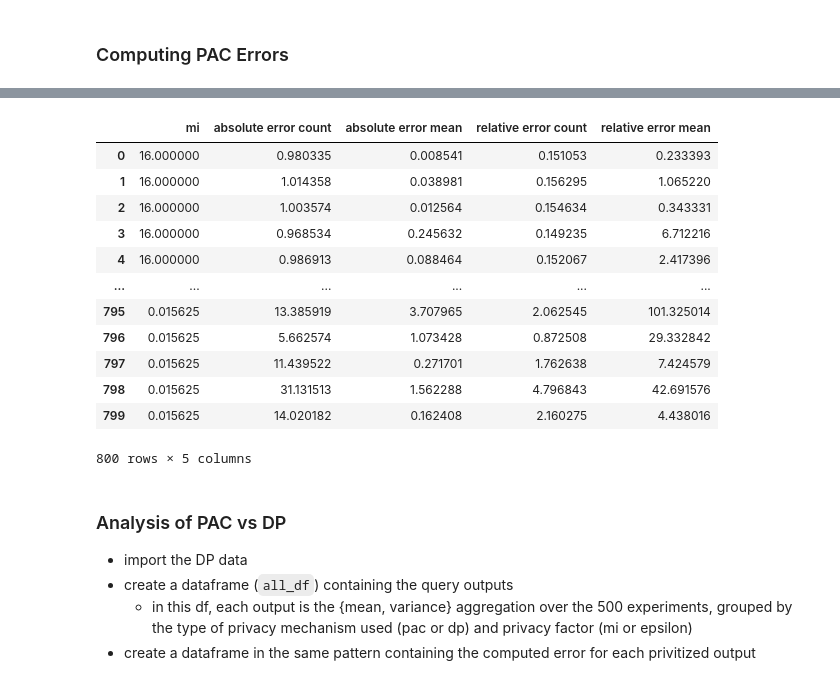
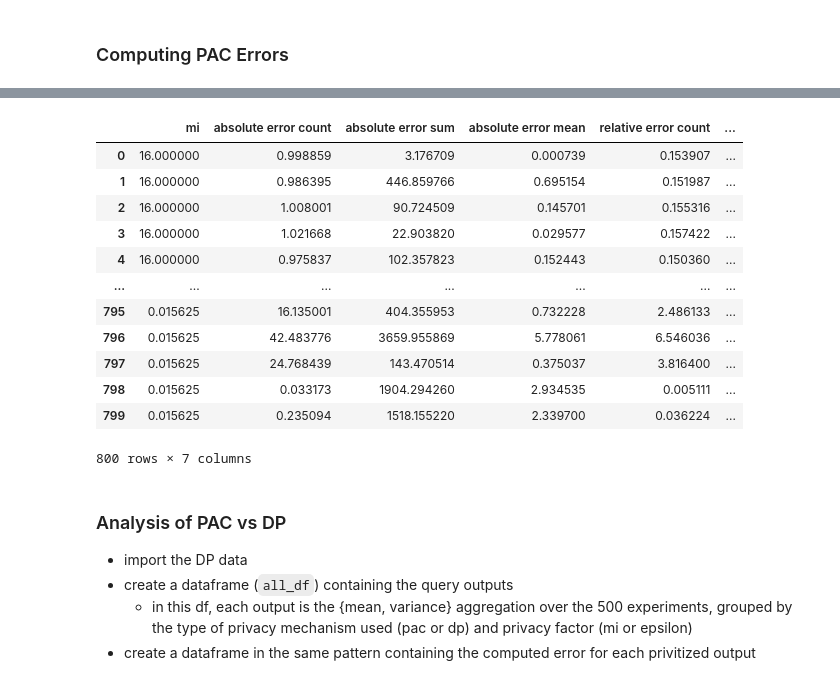
Before and after one commit to michaelnoguera/pacdb, a Jupyter notebook: pac-student_performance-sparkless.ipynb, the cells around one changed output, grey strips where cells are left out. Cells and saved outputs as stored; diff of their text form; code cells hidden in the pictures.

Commit message:
Compute sum as count * mean

```diff
--- a/pac-student_performance-sparkless.ipynb
+++ b/pac-student_performance-sparkless.ipynb
@@ -71,7 +71,7 @@ SAMPLES = 512
 assert SAMPLES % 2 == 0, "We need an even number of samples for paired sampling."
 number_of_pairs = SAMPLES // 2
 
-true_result = por_df['absences'].agg(['count', 'mean']).to_numpy() # Save the true result of the query for later
+true_result = por_df['absences'].agg(['count', 'sum', 'mean']).to_numpy() # Save the true result of the query for later
 number_of_contributing_rows = por_df['absences'].count()
 
 def rowwise_paired_sample(df: DataFrame) -> Tuple[DataFrame, DataFrame]:
@@ -223,12 +201,16 @@ if GENERATE:
         for e in range(EXPERIMENTS):
             out_np = generate_samples()
             noisy_output = do_pac_and_release(out_np, mi)
+            # manually correct count = count * 2
+            noisy_output[0] = noisy_output[0] * 2
+            # manually add sum as count * mean
+            noisy_output = [noisy_output[0], noisy_output[0] * noisy_output[1], noisy_output[1]]
             # try x2 here ?
             experiment_results.append([mi, *noisy_output])
         with open(f'{OUTPUT_DIR}/experiment_results.pkl', 'wb') as f:
             pickle.dump(experiment_results, f)
 
-    df = pd.DataFrame(experiment_results, columns=['mi', 'count', 'mean'])
+    df = pd.DataFrame(experiment_results, columns=['mi', 'count', 'sum', 'mean'])
 
     # Save the new data to outputs/...
     df.to_parquet(f'{OUTPUT_DIR}/pac_results.parquet')
@@ -283,31 +250,33 @@ df
+# %%
+OUTPUT_COLS = ['count', 'sum', 'mean']
+ERROR_COLS = [*[f'absolute error {i}' for i in OUTPUT_COLS], *[f'relative error {i}' for i in OUTPUT_COLS]]
 # %%
 # compute errors for PAC (or import from saved file)
 if GENERATE:
     errors_list = []
     for i, row in df.iterrows():
         mi = row['mi']
-        r = row[['count', 'mean']].to_numpy()
-        r[0] *= 2 # todo gross
+        r = row[OUTPUT_COLS].to_numpy()
         errors_list.append([mi, *absolute_scaled_error(r, true_result), *relative_error_percent(r, true_result)])
-    pac_errors_df = pd.DataFrame(errors_list, columns=['mi', 'absolute error count',  'absolute error mean',  'relative error count',  'relative error mean'])
+    pac_errors_df = pd.DataFrame(errors_list, columns=['mi', *ERROR_COLS])
     pac_errors_df.to_parquet(f"{OUTPUT_DIR}/pac_errors.parquet")  # overwrite saved
 else:
     pac_errors_df = pq.read_table(f"{OUTPUT_DIR}/pac_errors.parquet").to_pandas()
 pac_errors_df
 # %% [output]
-|  | mi | absolute error count | absolute error mean | relative error count | relative error mean |
-| 0 | 16.000000 | 0.980335 | 0.008541 | 0.151053 | 0.233393 |
-| 1 | 16.000000 | 1.014358 | 0.038981 | 0.156295 | 1.065220 |
-| 2 | 16.000000 | 1.003574 | 0.012564 | 0.154634 | 0.343331 |
-| 3 | 16.000000 | 0.968534 | 0.245632 | 0.149235 | 6.712216 |
-| 4 | 16.000000 | 0.986913 | 0.088464 | 0.152067 | 2.417396 |
-| ... | ... | ... | ... | ... | ... |
-| 795 | 0.015625 | 13.385919 | 3.707965 | 2.062545 | 101.325014 |
-| 796 | 0.015625 | 5.662574 | 1.073428 | 0.872508 | 29.332842 |
-| 797 | 0.015625 | 11.439522 | 0.271701 | 1.762638 | 7.424579 |
-| 798 | 0.015625 | 31.131513 | 1.562288 | 4.796843 | 42.691576 |
-| 799 | 0.015625 | 14.020182 | 0.162408 | 2.160275 | 4.438016 |
+|  | mi | absolute error count | absolute error sum | absolute error mean | relative error count | ... |
+| 0 | 16.000000 | 0.998859 | 3.176709 | 0.000739 | 0.153907 | ... |
+| 1 | 16.000000 | 0.986395 | 446.859766 | 0.695154 | 0.151987 | ... |
+| 2 | 16.000000 | 1.008001 | 90.724509 | 0.145701 | 0.155316 | ... |
+| 3 | 16.000000 | 1.021668 | 22.903820 | 0.029577 | 0.157422 | ... |
+| 4 | 16.000000 | 0.975837 | 102.357823 | 0.152443 | 0.150360 | ... |
+| ... | ... | ... | ... | ... | ... | ... |
+| 795 | 0.015625 | 16.135001 | 404.355953 | 0.732228 | 2.486133 | ... |
+| 796 | 0.015625 | 42.483776 | 3659.955869 | 5.778061 | 6.546036 | ... |
+| 797 | 0.015625 | 24.768439 | 143.470514 | 0.375037 | 3.816400 | ... |
+| 798 | 0.015625 | 0.033173 | 1904.294260 | 2.934535 | 0.005111 | ... |
+| 799 | 0.015625 | 0.235094 | 1518.155220 | 2.339700 | 0.036224 | ... |
-800 rows × 5 columns
+800 rows × 7 columns
 # %%
 # if GENERATE:
 #     mean_df = df.groupby('mi').mean()[['count', 'sum', 'mean', 'var']]
```
Also changed, not shown: parts of 29 cells of this notebook, 12 other files.
